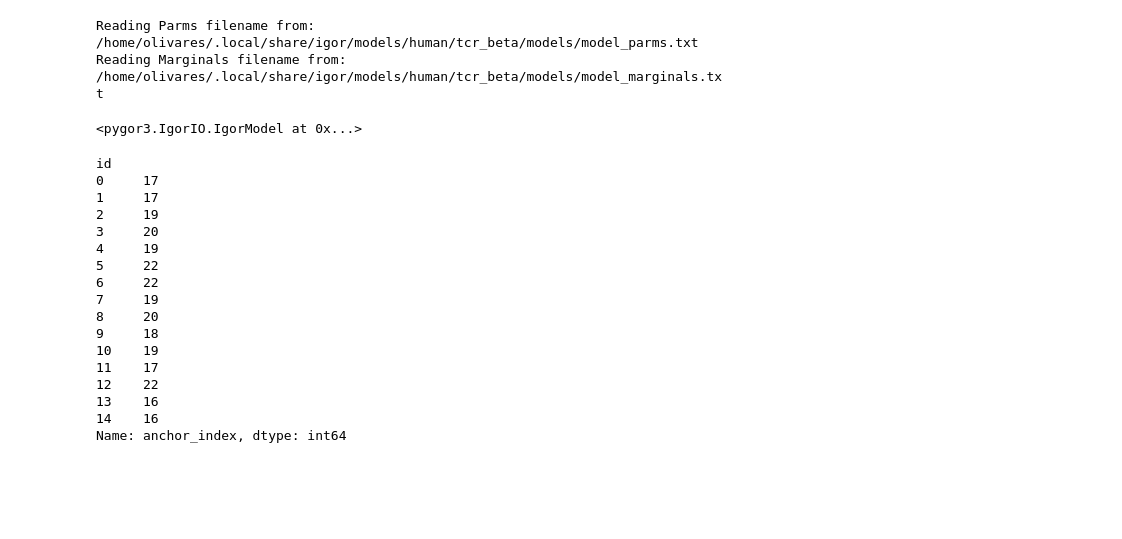
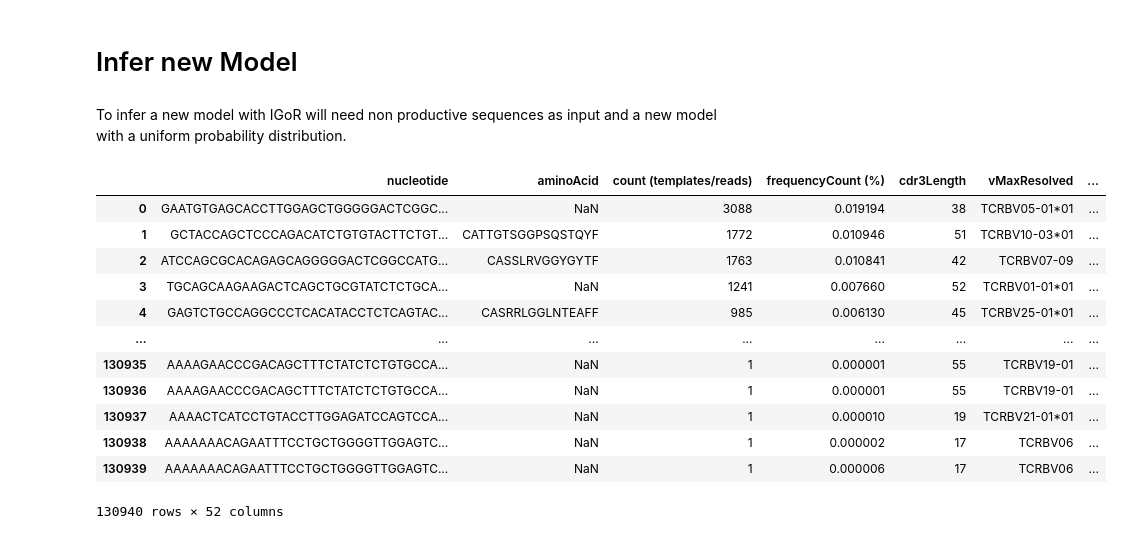
Before and after one commit to statbiophys/pygor3, a Jupyter notebook: pygor3/demo/notebooks/d04_InferringNewModel.ipynb, the cells around one changed output. Cells and saved outputs as stored; diff of their text form; code cells hidden in the pictures; blank space fills up the shorter version.

```diff
--- a/pygor3/demo/notebooks/d04_InferringNewModel.ipynb
+++ b/pygor3/demo/notebooks/d04_InferringNewModel.ipynb
@@ -1,29 +1,24 @@
+# %% [markdown]
+# Infer new Model
+# %% [markdown]
+To infer a new model with IGoR will need non productive sequences as input and a new model with a uniform probability distribution.
+# %%
+import pandas as pd
+df_input = pd.read_csv('HIP00110.tsv.gz', sep='\t')
+df_input
+# %% [output]
+|  | nucleotide | aminoAcid | count (templates/reads) | frequencyCount (%) | cdr3Length | vMaxResolved | ... |
+| 0 | GAATGTGAGCACCTTGGAGCTGGGGGACTCGGC... | NaN | 3088 | 0.019194 | 38 | TCRBV05-01*01 | ... |
+| 1 | GCTACCAGCTCCCAGACATCTGTGTACTTCTGT... | CATTGTSGGPSQSTQYF | 1772 | 0.010946 | 51 | TCRBV10-03*01 | ... |
+| 2 | ATCCAGCGCACAGAGCAGGGGGACTCGGCCATG... | CASSLRVGGYGYTF | 1763 | 0.010841 | 42 | TCRBV07-09 | ... |
+| 3 | TGCAGCAAGAAGACTCAGCTGCGTATCTCTGCA... | NaN | 1241 | 0.007660 | 52 | TCRBV01-01*01 | ... |
+| 4 | GAGTCTGCCAGGCCCTCACATACCTCTCAGTAC... | CASRRLGGLNTEAFF | 985 | 0.006130 | 45 | TCRBV25-01*01 | ... |
+| ... | ... | ... | ... | ... | ... | ... | ... |
+| 130935 | AAAAGAACCCGACAGCTTTCTATCTCTGTGCCA... | NaN | 1 | 0.000001 | 55 | TCRBV19-01 | ... |
+| 130936 | AAAAGAACCCGACAGCTTTCTATCTCTGTGCCA... | NaN | 1 | 0.000001 | 55 | TCRBV19-01 | ... |
+| 130937 | AAAACTCATCCTGTACCTTGGAGATCCAGTCCA... | NaN | 1 | 0.000010 | 19 | TCRBV21-01*01 | ... |
+| 130938 | AAAAAAACAGAATTTCCTGCTGGGGTTGGAGTC... | NaN | 1 | 0.000002 | 17 | TCRBV06 | ... |
+| 130939 | AAAAAAACAGAATTTCCTGCTGGGGTTGGAGTC... | NaN | 1 | 0.000006 | 17 | TCRBV06 | ... |
+130940 rows × 52 columns
 # %%
 import pygor3 as p3
-# %%
-mdl_hb = p3.get_default_IgorModel('human', 'TRB')
-mdl_hb
-# %% [output]
-Reading Parms filename from:  /home/olivares/.local/share/igor/models/human/tcr_beta/models/model_parms.txt
-Reading Marginals filename from:  /home/olivares/.local/share/igor/models/human/tcr_beta/models/model_marginals.txt
-<pygor3.IgorIO.IgorModel at 0x...>
-# %%
-mdl_hb.J_anchors
-# %% [output]
-id
-0     17
-1     17
-2     19
-3     20
-4     19
-5     22
-6     22
-7     19
-8     20
-9     18
-10    19
-11    17
-12    22
-13    16
-14    16
-Name: anchor_index, dtype: int64
```
Also changed, not shown: parts of 38 cells of this notebook, 3 other files.
